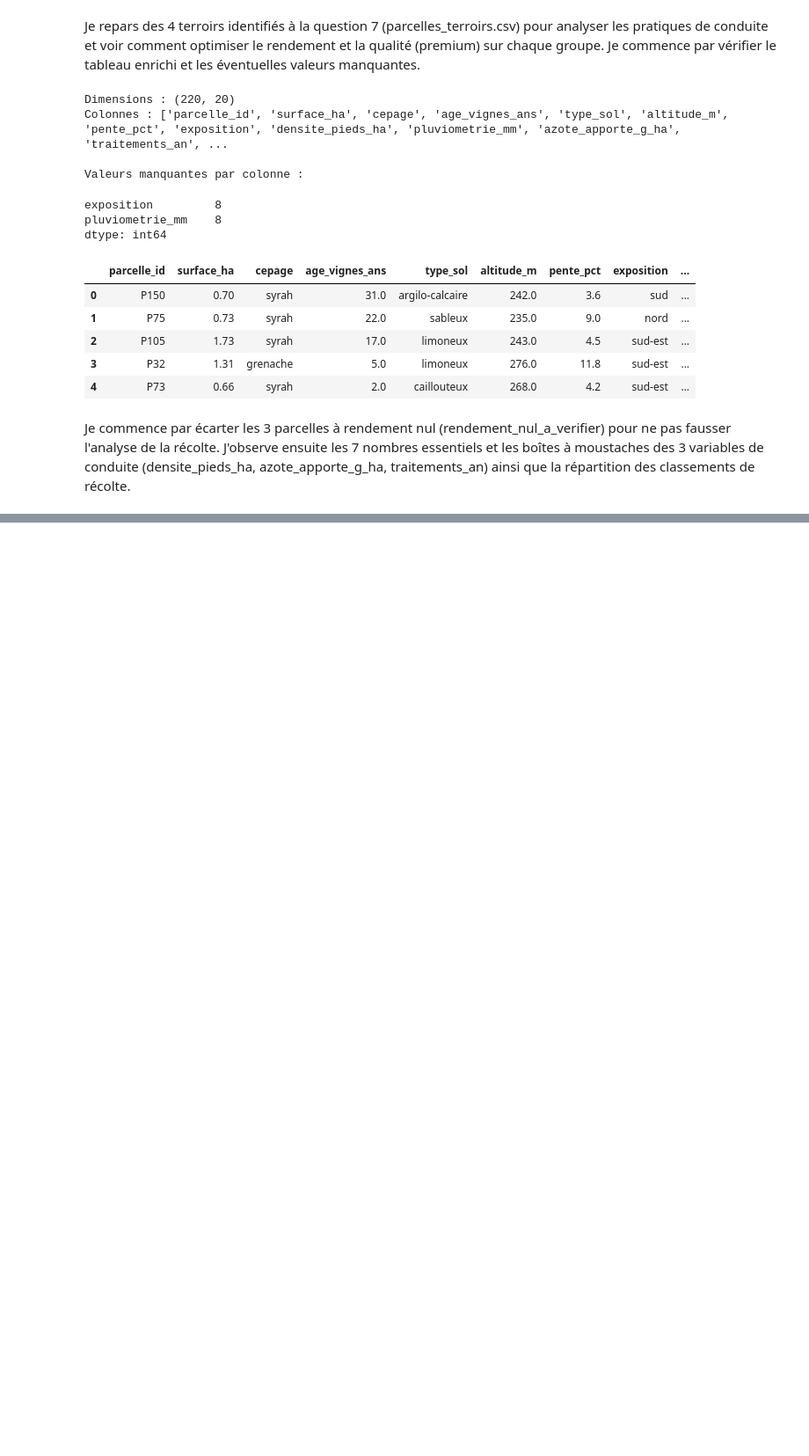
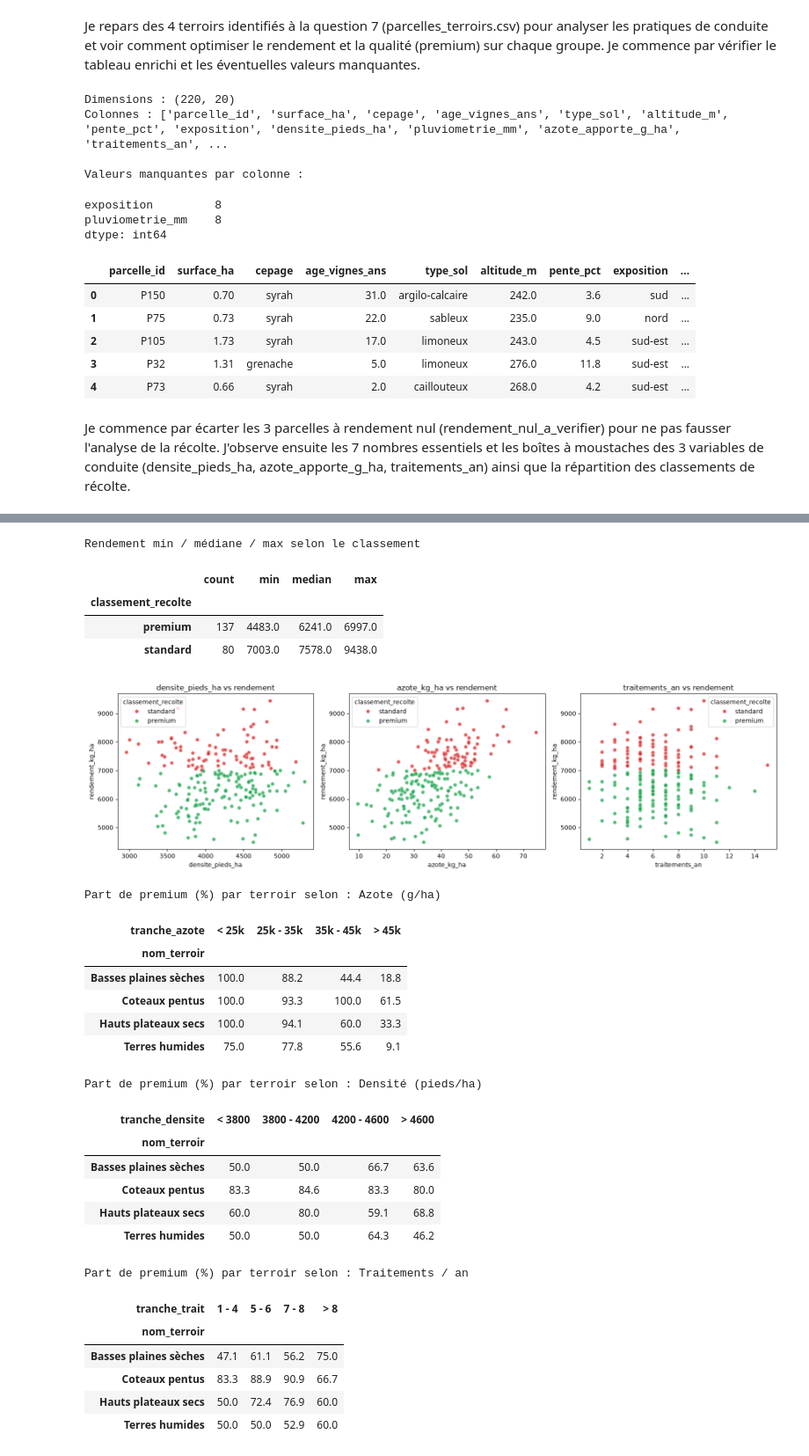
Before and after one commit to mohsine92/projet_datamining, a Jupyter notebook: notebooks/q7_q8_Aymerick.ipynb, the cells around one changed output, grey strips where cells are left out. Shown at 88% size. Saved outputs shown, nothing was run; the diff lists cells and outputs as text; code cells hidden in the pictures; blank space fills up the shorter version.

```diff
--- a/notebooks/q7_q8_Aymerick.ipynb
+++ b/notebooks/q7_q8_Aymerick.ipynb
@@ -439,0 +493,71 @@ Indicateurs des variables de conduite et du rendement :
+# %%
+print("Rendement min / médiane / max selon le classement")
+display(df_q8.groupby("classement_recolte")["rendement_kg_ha"].agg(["count", "min", "median", "max"]).round(1))
+
+fig, axes = plt.subplots(1, 3, figsize=(16, 4.5))
+for ax, col in zip(axes, cols_conduite):
+    sns.scatterplot(
+        data=df_q8, x=col, y="rendement_kg_ha",
+        hue="classement_recolte", palette={"premium": "#16a34a", "standard": "#dc2626"},
+        alpha=0.75, ax=ax
+    )
+    ax.set_title(f"{col} vs rendement")
+plt.tight_layout()
+plt.show()
+
+df_tmp = df_q8.copy()
+df_tmp["tranche_azote"] = pd.cut(
+    df_tmp["azote_apporte_g_ha"],
+    bins=[0, 25000, 35000, 45000, 80000],
+    labels=["< 25k", "25k - 35k", "35k - 45k", "> 45k"]
+)
+df_tmp["tranche_densite"] = pd.cut(
+    df_tmp["densite_pieds_ha"],
+    bins=[0, 3800, 4200, 4600, 6000],
+    labels=["< 3800", "3800 - 4200", "4200 - 4600", "> 4600"]
+)
+df_tmp["tranche_trait"] = pd.cut(
+    df_tmp["traitements_an"],
+    bins=[0, 4, 6, 8, 20],
+    labels=["1 - 4", "5 - 6", "7 - 8", "> 8"]
+)
+
+for col_t, titre in [
+    ("tranche_azote", "Azote (g/ha)"),
+    ("tranche_densite", "Densité (pieds/ha)"),
+    ("tranche_trait", "Traitements / an")
+]:
+    print(f"Part de premium (%) par terroir selon : {titre}")
+    tab = (
+        df_tmp.assign(is_prem=df_tmp["classement_recolte"] == "premium")
+        .pivot_table(index="nom_terroir", columns=col_t, values="is_prem", aggfunc="mean", observed=False) * 100
+    ).round(1)
+    display(tab)
+# %% [output]
+Rendement min / médiane / max selon le classement
+|  | count | min | median | max |
+| classement_recolte |  |  |  |  |
+| premium | 137 | 4483.0 | 6241.0 | 6997.0 |
+| standard | 80 | 7003.0 | 7578.0 | 9438.0 |
+[figure, added]
+Part de premium (%) par terroir selon : Azote (g/ha)
+| tranche_azote | < 25k | 25k - 35k | 35k - 45k | > 45k |
+| nom_terroir |  |  |  |  |
+| Basses plaines sèches | 100.0 | 88.2 | 44.4 | 18.8 |
+| Coteaux pentus | 100.0 | 93.3 | 100.0 | 61.5 |
+| Hauts plateaux secs | 100.0 | 94.1 | 60.0 | 33.3 |
+| Terres humides | 75.0 | 77.8 | 55.6 | 9.1 |
+Part de premium (%) par terroir selon : Densité (pieds/ha)
+| tranche_densite | < 3800 | 3800 - 4200 | 4200 - 4600 | > 4600 |
+| nom_terroir |  |  |  |  |
+| Basses plaines sèches | 50.0 | 50.0 | 66.7 | 63.6 |
+| Coteaux pentus | 83.3 | 84.6 | 83.3 | 80.0 |
+| Hauts plateaux secs | 60.0 | 80.0 | 59.1 | 68.8 |
+| Terres humides | 50.0 | 50.0 | 64.3 | 46.2 |
+Part de premium (%) par terroir selon : Traitements / an
+| tranche_trait | 1 - 4 | 5 - 6 | 7 - 8 | > 8 |
+| nom_terroir |  |  |  |  |
+| Basses plaines sèches | 47.1 | 61.1 | 56.2 | 75.0 |
+| Coteaux pentus | 83.3 | 88.9 | 90.9 | 66.7 |
+| Hauts plateaux secs | 50.0 | 72.4 | 76.9 | 60.0 |
+| Terres humides | 50.0 | 50.0 | 52.9 | 60.0 |
```
Also changed, not shown: parts of 14 cells of this notebook, 1 other file.
